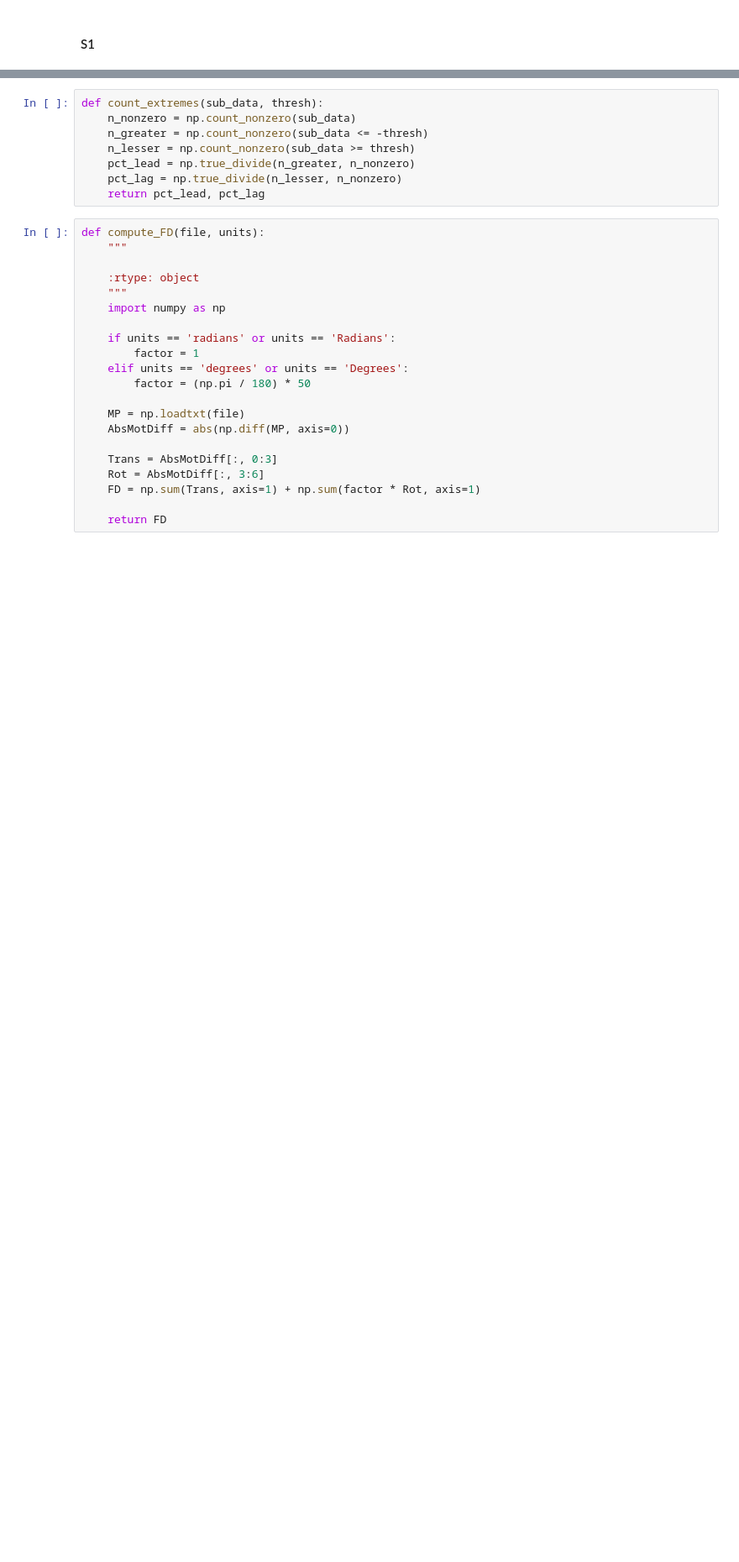
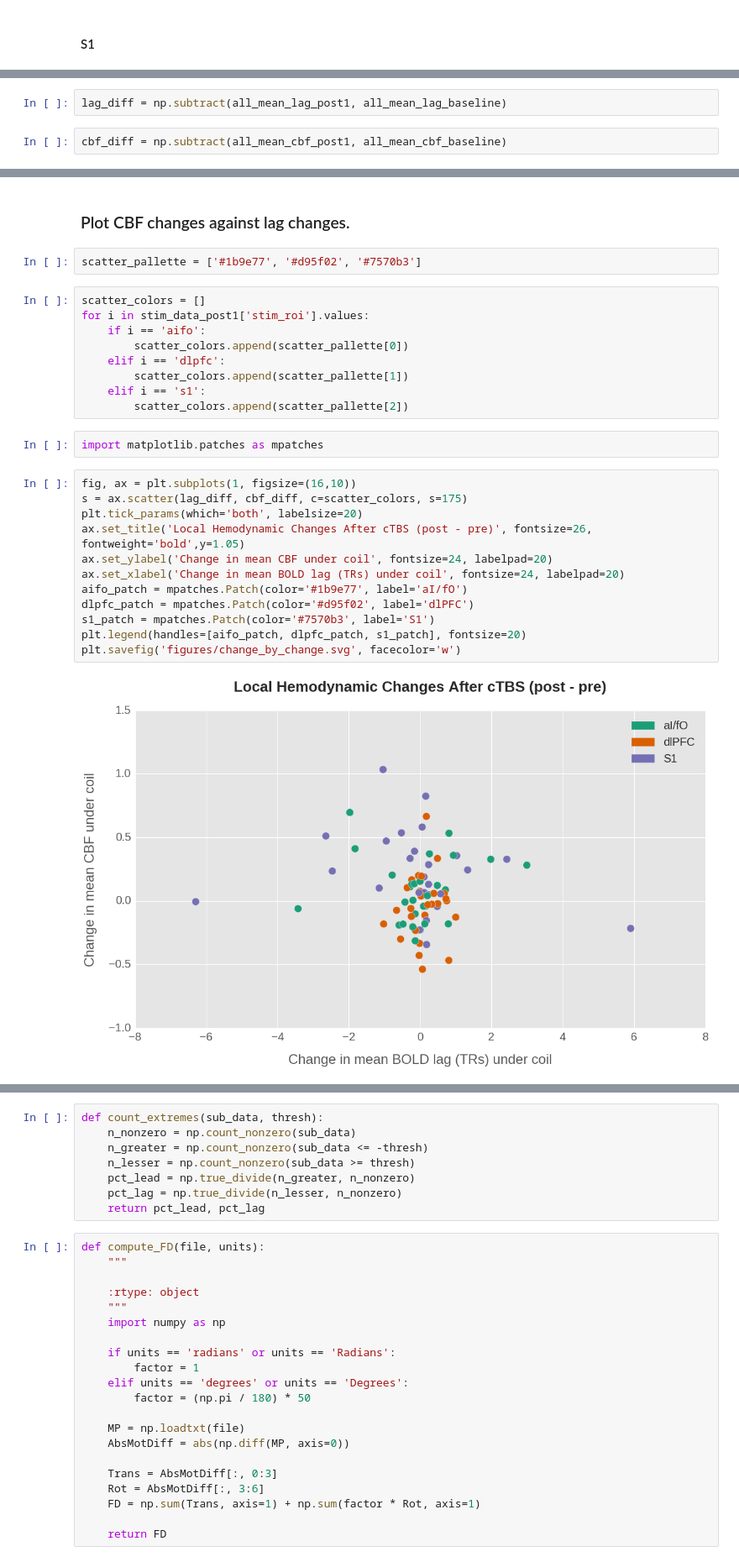
Before and after one commit to danlurie/ctbs_lag, a Jupyter notebook: Megarest Lag Maps - Minimal Preproc Exploration.ipynb, the cells around one changed output, grey strips where cells are left out. Shown at 84% size. Saved outputs shown, nothing was run; the diff lists cells and outputs as text; blank space fills up the shorter version.

```diff
--- a/Megarest Lag Maps - Minimal Preproc Exploration.ipynb
+++ b/Megarest Lag Maps - Minimal Preproc Exploration.ipynb
@@ -146,0 +321,4 @@ plt.suptitle("Whole-Brain Lag Distribution (S1 Stimulation)", y=1.01, fontsize=1
+# %%
+lag_diff = np.subtract(all_mean_lag_post1, all_mean_lag_baseline)
+# %%
+cbf_diff = np.subtract(all_mean_cbf_post1, all_mean_cbf_baseline)
@@ -146,0 +348,29 @@ plt.suptitle("Whole-Brain Lag Distribution (S1 Stimulation)", y=1.01, fontsize=1
+# %% [markdown]
+### Plot CBF changes against lag changes.
+# %%
+scatter_pallette = ['#1b9e77', '#d95f02', '#7570b3']
+# %%
+scatter_colors = []
+for i in stim_data_post1['stim_roi'].values:
+    if i == 'aifo':
+        scatter_colors.append(scatter_pallette[0])
+    elif i == 'dlpfc':
+        scatter_colors.append(scatter_pallette[1])
+    elif i == 's1':
+        scatter_colors.append(scatter_pallette[2])
+# %%
+import matplotlib.patches as mpatches
+# %%
+fig, ax = plt.subplots(1, figsize=(16,10))
+s = ax.scatter(lag_diff, cbf_diff, c=scatter_colors, s=175)
+plt.tick_params(which='both', labelsize=20)
+ax.set_title('Local Hemodynamic Changes After cTBS (post - pre)', fontsize=26, fontweight='bold',y=1.05)
+ax.set_ylabel('Change in mean CBF under coil', fontsize=24, labelpad=20)
+ax.set_xlabel('Change in mean BOLD lag (TRs) under coil', fontsize=24, labelpad=20)
+aifo_patch = mpatches.Patch(color='#1b9e77', label='aI/fO')
+dlpfc_patch = mpatches.Patch(color='#d95f02', label='dlPFC')
+s1_patch = mpatches.Patch(color='#7570b3', label='S1')
+plt.legend(handles=[aifo_patch, dlpfc_patch, s1_patch], fontsize=20)
+plt.savefig('figures/change_by_change.svg', facecolor='w')
+# %% [output]
+[figure, added]
```
Also changed, not shown: parts of 109 cells of this notebook, 13 other files.
